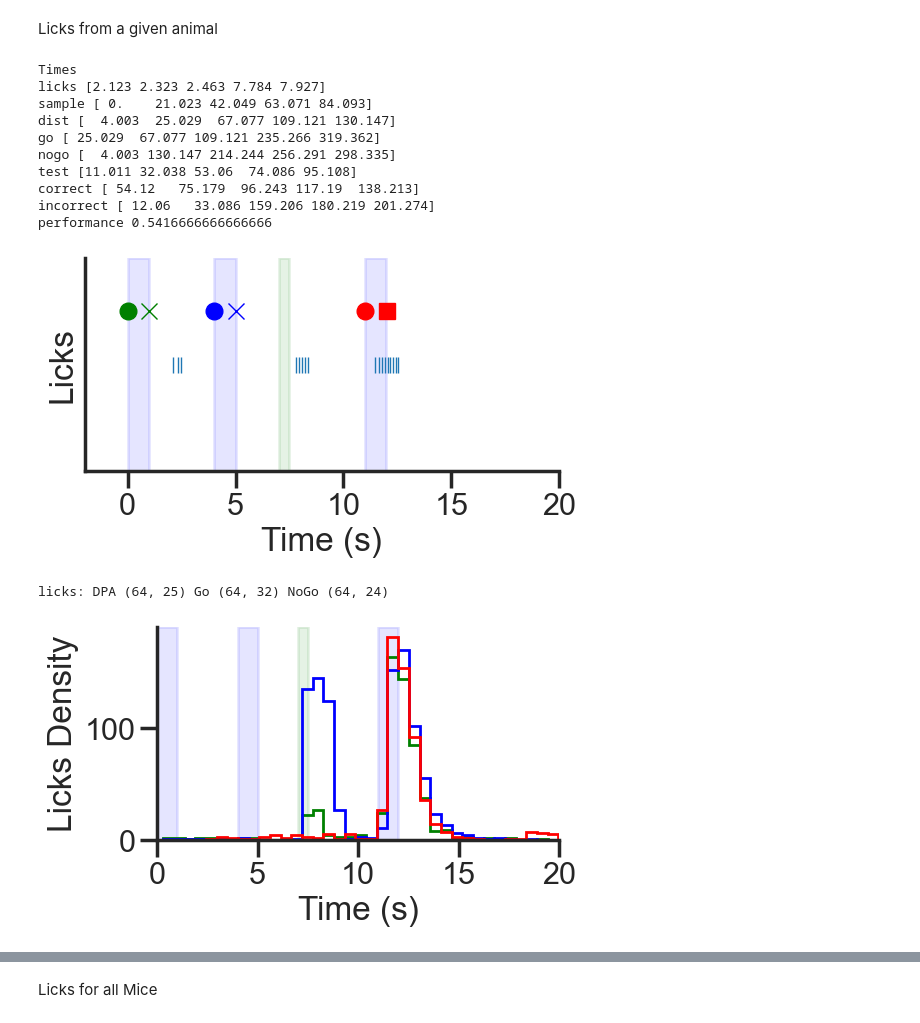
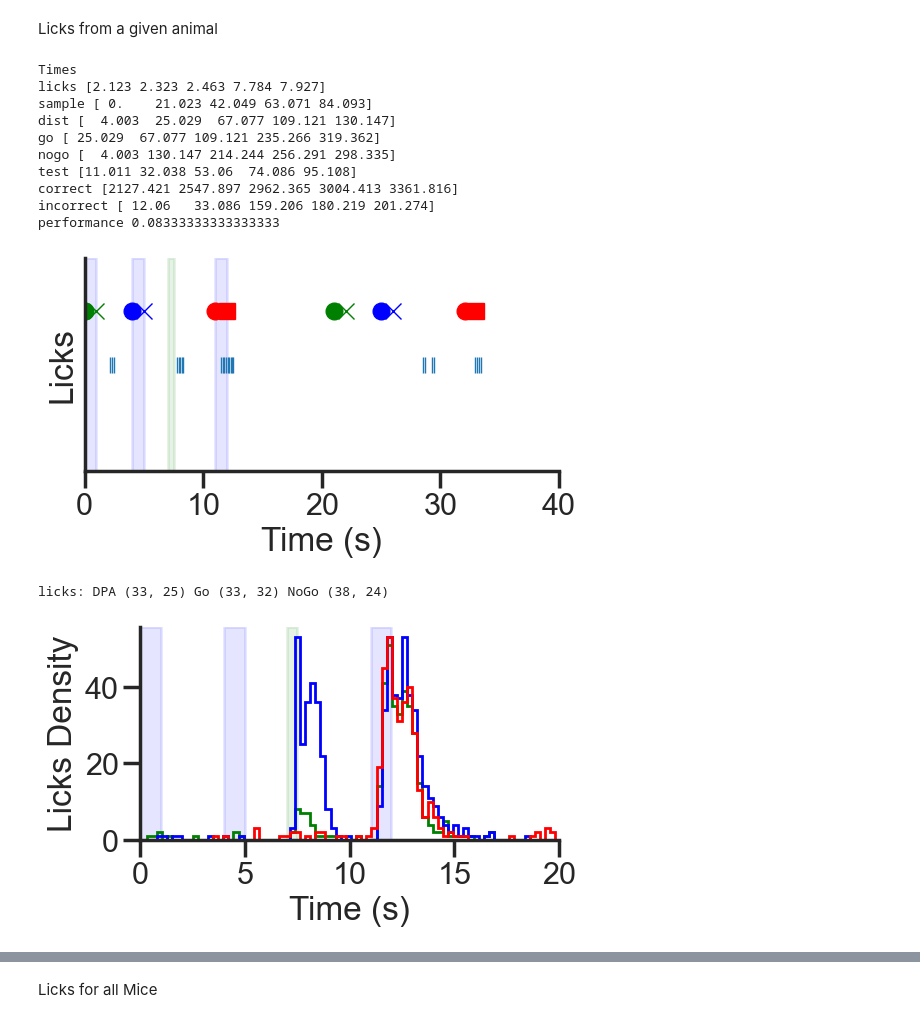
Before and after one commit to kiriclope/HiDN, a Jupyter notebook: notebooks/behavior.ipynb, the cells around one changed output, grey strips where cells are left out. Cells and saved outputs as stored; diff of their text form; code cells hidden in the pictures.

```diff
--- a/notebooks/behavior.ipynb
+++ b/notebooks/behavior.ipynb
@@ -50,7 +50,10 @@ path = '../data/behavior/DualTask-Silencing-ACC-Prl/'
 # %%
 i_mouse = 2
 i_session = 1
-session = 'control' # control opto DPA or Dual
+if 'DPA' in path:
+    session = 'Dual' # control opto DPA or Dual
+else:
+    session = 'control' # control opto DPA or Dual
 
 data = loadmat(path + session + '_mouse_%d/session_%d' % (i_mouse, i_session))
 #data.keys()
@@ -75,11 +78,11 @@ dist [  4.003  25.029  67.077 109.121 130.147]
 go [ 25.029  67.077 109.121 235.266 319.362]
 nogo [  4.003 130.147 214.244 256.291 298.335]
 test [11.011 32.038 53.06  74.086 95.108]
-correct [ 54.12   75.179  96.243 117.19  138.213]
+correct [2127.421 2547.897 2962.365 3004.413 3361.816]
 incorrect [ 12.06   33.086 159.206 180.219 201.274]
-performance 0.5416666666666666
+performance 0.08333333333333333
 # %%
-n_trials = 20
+n_trials = 30
 plt.plot(t_sample[0][:n_trials], np.ones(n_trials), 'go')
 plt.plot(t_sample[1][:n_trials], np.ones(n_trials), 'gx')
 plt.plot(t_dist[0][:n_trials], np.ones(n_trials), 'bo')
@@ -90,8 +93,8 @@ plt.plot(t_test[1][:n_trials], np.ones(n_trials), 'rs')
 n_licks = 100
 plt.plot(licks[:n_licks], 0.95 * np.ones(n_licks), '|')
 plt.ylim([0.85, 1.05])
-plt.xlim([-2, 20])
-
+plt.xlim([0, 40])
+#
 add_vlines()
 
 plt.xlabel('Time (s)')
@@ -99,13 +102,11 @@ plt.ylabel('Licks')
 plt.yticks([])
 plt.show()
 # %% [output]
-[figure, old version]
+[figure, new version]
-# %%
-licks_dpa, licks_go, licks_nogo = get_licks_mouse(data, path, verbose=1)
-# %% [output]
-licks: DPA (64, 25) Go (64, 32) NoGo (64, 24)
 # %%
+licks_dpa, licks_go, licks_nogo = get_licks_mouse(data, path, response='correct', trial_length=20, verbose=1)
 licks_all = [ np.hstack(licks_dpa), np.hstack(licks_go), np.hstack(licks_nogo)]
 licks_density, bins = plot_licks_hist(licks_all, n_bins='auto')
 # %% [output]
+licks: DPA (33, 25) Go (33, 32) NoGo (38, 24)
-[figure, old version]
+[figure, new version]
```
Also changed, not shown: parts of 24 cells of this notebook.
